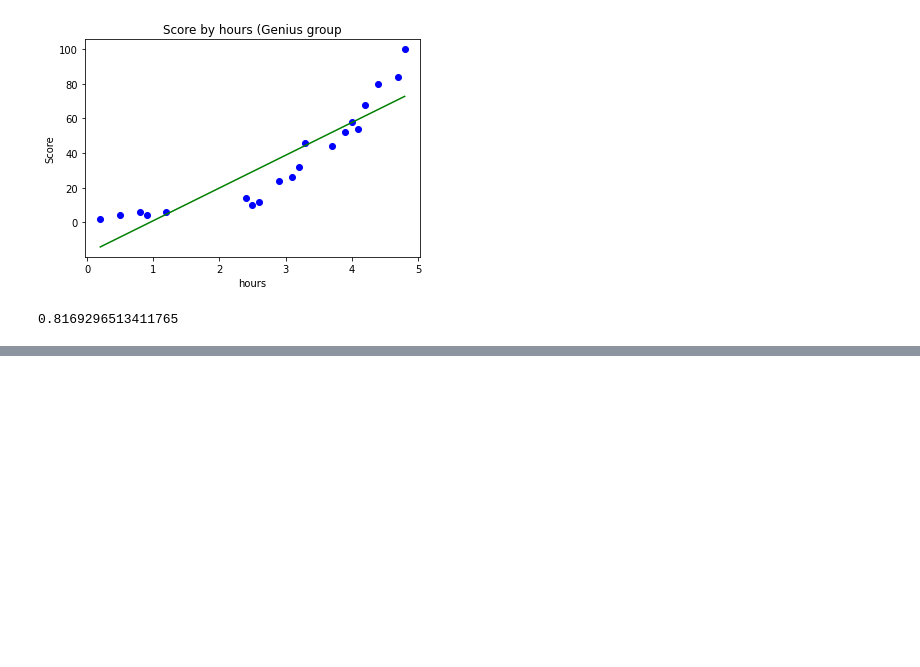
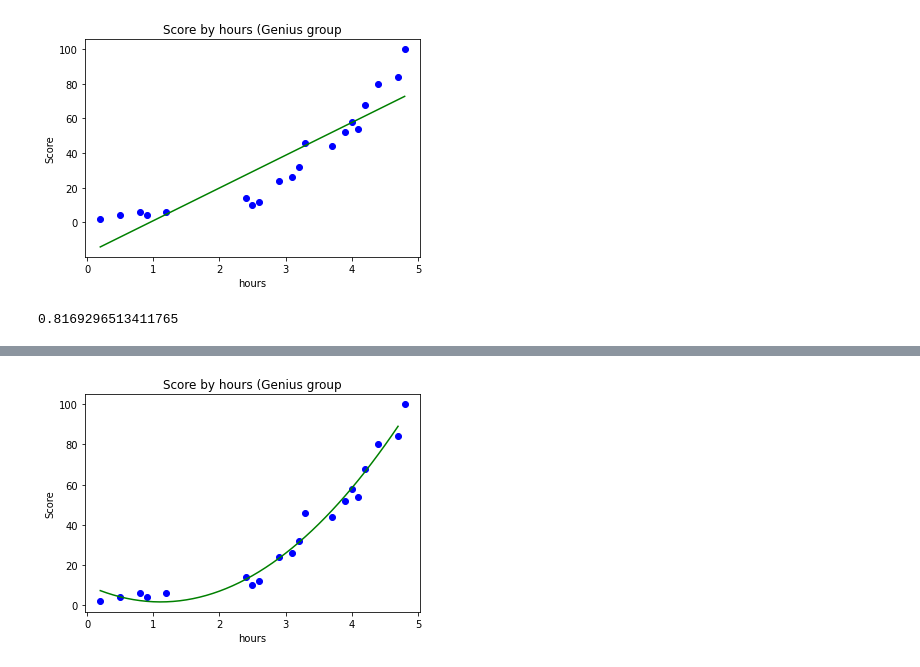
Before and after one commit to meeso0219/MilitaryProjects, a Jupyter notebook: PythonMLProjects/SciKitLearn/03. Polynomial Regression.ipynb, the cells around one changed output, grey strips where cells are left out. Saved outputs shown, nothing was run; the diff lists cells and outputs as text; code cells hidden in the pictures; blank space fills up the shorter version.

```diff
--- a/PythonMLProjects/SciKitLearn/03. Polynomial Regression.ipynb
+++ b/PythonMLProjects/SciKitLearn/03. Polynomial Regression.ipynb
@@ -35,0 +114,11 @@ reg.score(X,y) # 전체 데이터를 통한 모델 평가
+# %%
+plt.scatter(X,y,color='blue')
+plt.plot(X_range,lin_reg.predict(poly_reg.fit_transform(X_range)), color ='green') # line graph
+plt.title("Score by hours (Genius group")
+plt.xlabel("hours")
+plt.ylabel("Score")
+plt.show()
+
+# SMOOTH line~~
+# %% [output]
+[figure, added]
```
Also changed, not shown: parts of 13 cells of this notebook.
